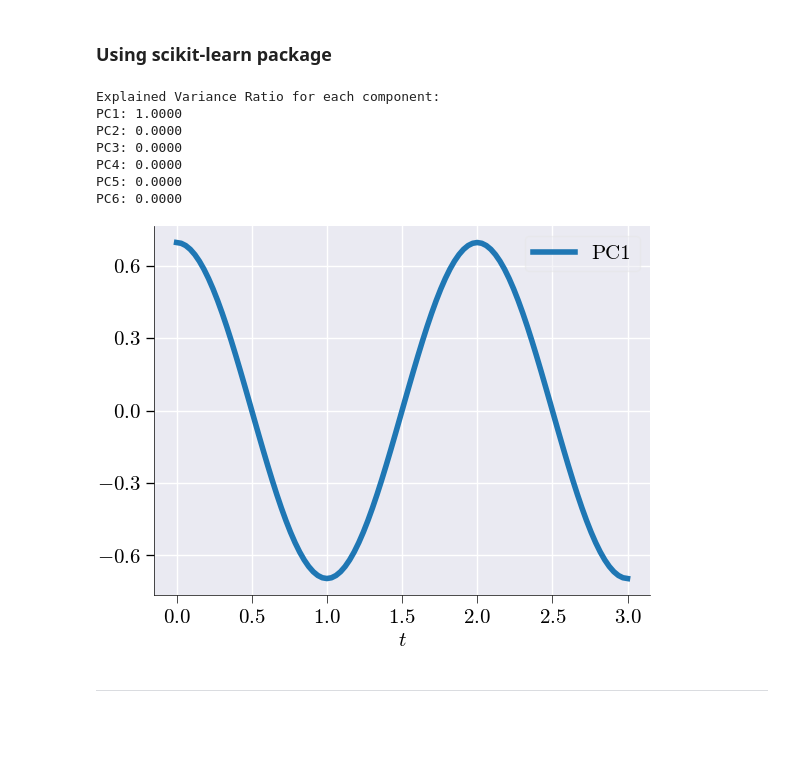
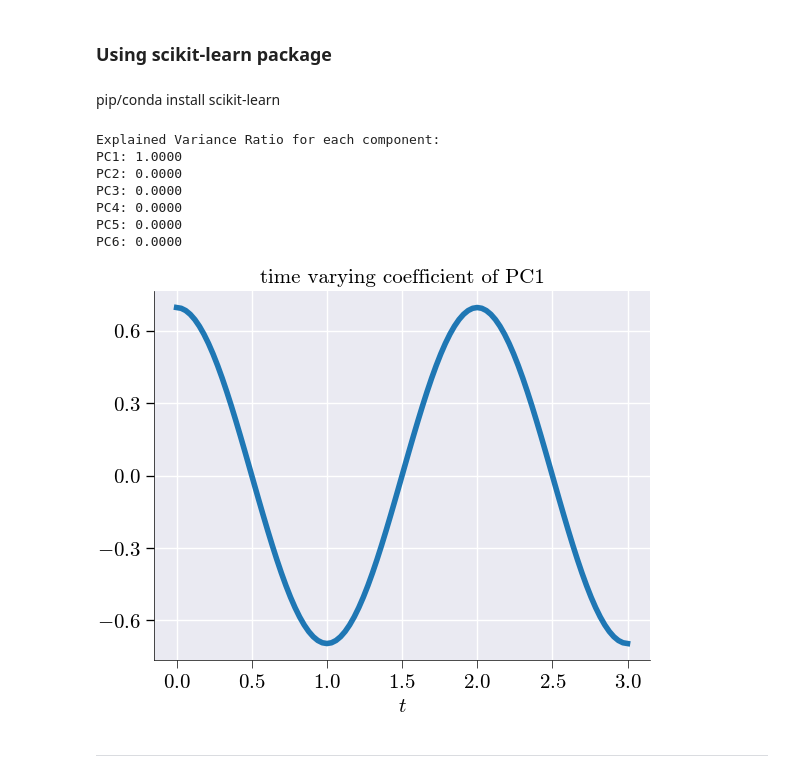
Before and after one commit to TAMIDS-WORKSHOPS/pca_tutorial_tamids, a Jupyter notebook: pca_v2.ipynb, the cells around one changed output. Cells and saved outputs as stored; diff of their text form; code cells hidden in the pictures; blank space fills up the shorter version.

```diff
--- a/pca.ipynb
+++ b/pca_v2.ipynb
@@ -334,39 +346,41 @@ np.linalg.norm(X.T - Z[:,0]*ev)
 np.float64(3.0983156078138533e-15)
 # %% [markdown]
 ### Using scikit-learn package
+# %% [markdown]
+pip/conda install scikit-learn
 # %%
 from sklearn.decomposition import PCA
 # %%
 # Perform PCA on the dataset.
 pca = PCA()
 
 pca.fit(X)
 
 explained_variance = pca.explained_variance_ratio_
 
 print("Explained Variance Ratio for each component:")
 
 for i, ratio in enumerate(explained_variance):
     print(f"PC{i+1}: {ratio:.4f}")
 
 # Transform the data to the principal component space.
 X_pca = pca.transform(X)
 
 # Plot the first principal component time series.
-plt.plot(t_values, X_pca[:, 0], label="PC1",lw=4)
+plt.plot(t_values, X_pca[:, 0],lw=4)
+plt.title("time varying coefficient of PC1")
 plt.gca().yaxis.set_major_locator(MaxNLocator(nbins=6))
 plt.xlabel("$t$")
-plt.legend()
 plt.show()
 # %% [output]
 Explained Variance Ratio for each component:
 PC1: 1.0000
 PC2: 0.0000
 PC3: 0.0000
 PC4: 0.0000
 PC5: 0.0000
 PC6: 0.0000
-[figure, old version]
+[figure, new version]
 # %% [markdown]
 ---
 # %% [markdown]
```
Also changed, not shown: parts of 40 cells of this notebook, 3 other files.
